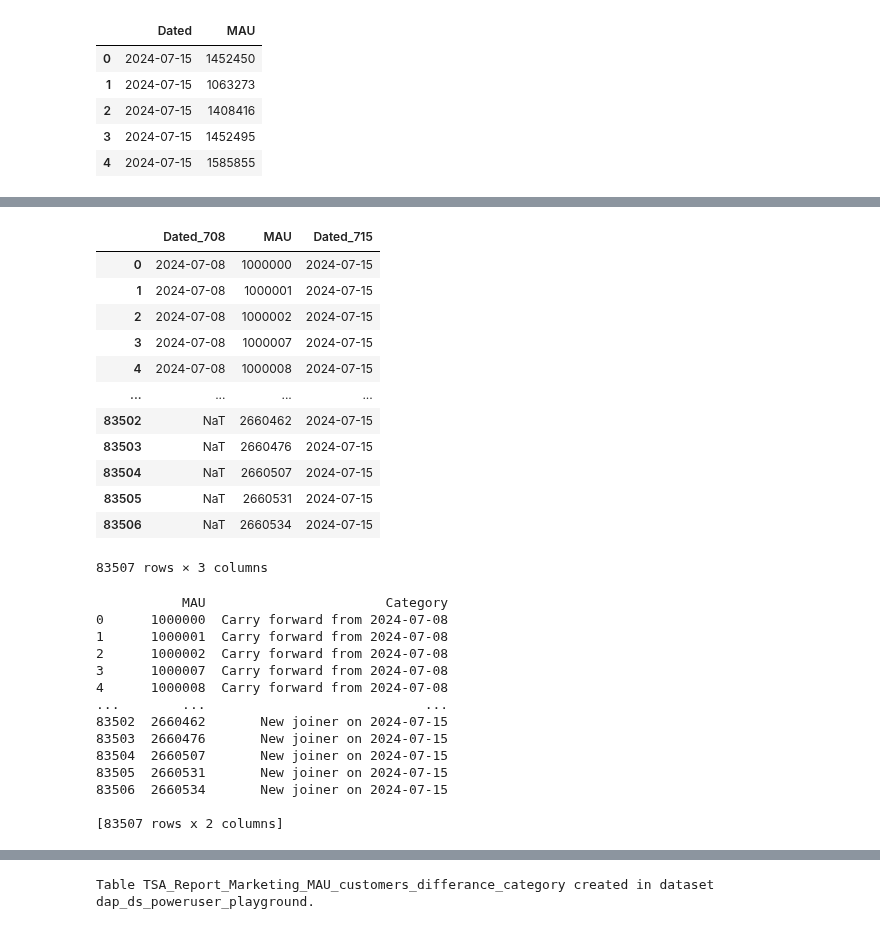
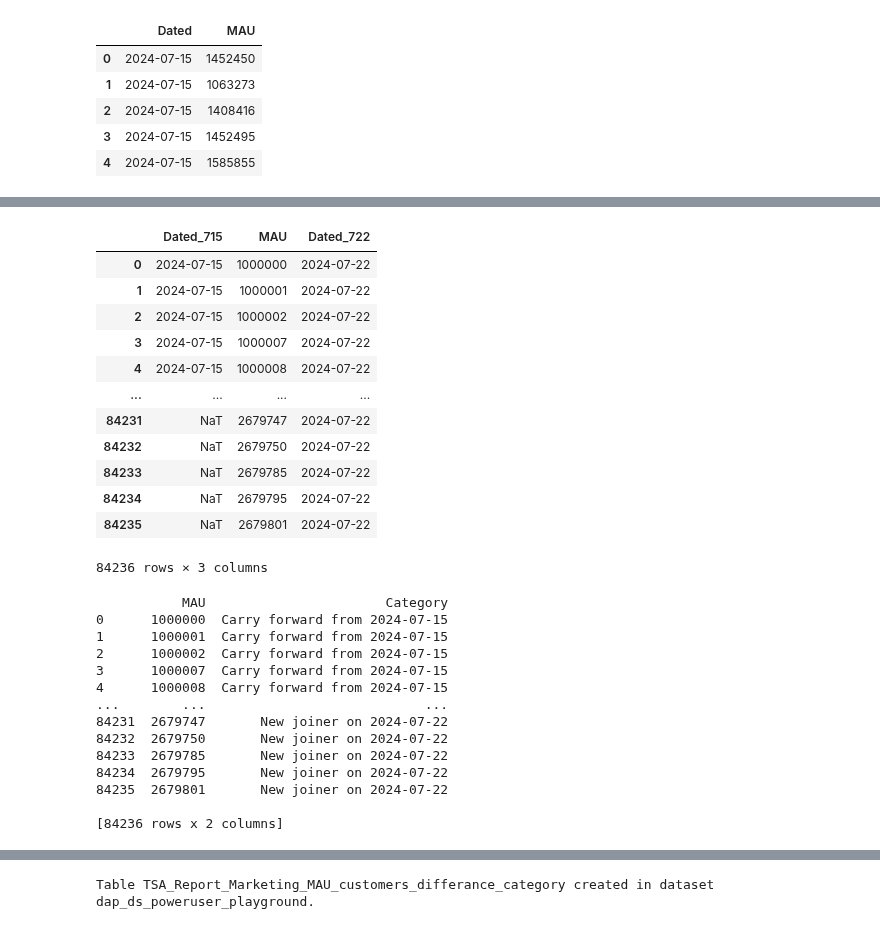
Before and after one commit to dchakroborti-tonik/MAU_MMAU_REPORT, a Jupyter notebook: TSA_REPORT_TEMPLATE_v2.ipynb, the cells around one changed output, grey strips where cells are left out. Drawn from its saved outputs; the diff is of its cells as text; code cells hidden in the pictures.

Commit message:
Updated Week Starting 22nd July 2024

```diff
--- a/TSA_REPORT_TEMPLATE_v2.ipynb
+++ b/TSA_REPORT_TEMPLATE_v2.ipynb
@@ -35,8 +35,8 @@ def get_week_start_dates(start_date, end_date):
         current_date += relativedelta(weeks=1)
     return week_start_dates
 
-start_date = datetime.date(2024, 7, 15)
-end_date = datetime.date(2024, 7, 21)
+start_date = datetime.date(2024, 7, 22)
+end_date = datetime.date(2024, 7, 28)
 
 week_start_dates = get_week_start_dates(start_date, end_date)
 print(week_start_dates)
@@ -730,4 +730,4 @@ Length: 5, dtype: datetime64[ns]
 # %%
 # Separate data into two dataframes based on date
-df_708 = df[df['Dated'] == '2024-07-08'].reset_index(drop=True)
 df_715 = df[df['Dated'] == '2024-07-15'].reset_index(drop=True)
+df_722 = df[df['Dated'] == '2024-07-22'].reset_index(drop=True)
@@ -752,30 +752,30 @@ df_715.head()
 # %%
 # Merge to find customers present on both dates
-merged = pd.merge(df_708, df_715, on='MAU', suffixes=('_708', '_715'), how='outer')
+merged = pd.merge(df_715, df_722, on='MAU', suffixes=('_715', '_722'), how='outer')
 merged
 # %% [output]
-|  | Dated_708 | MAU | Dated_715 |
-| 0 | 2024-07-08 | 1000000 | 2024-07-15 |
-| 1 | 2024-07-08 | 1000001 | 2024-07-15 |
-| 2 | 2024-07-08 | 1000002 | 2024-07-15 |
-| 3 | 2024-07-08 | 1000007 | 2024-07-15 |
-| 4 | 2024-07-08 | 1000008 | 2024-07-15 |
+|  | Dated_715 | MAU | Dated_722 |
+| 0 | 2024-07-15 | 1000000 | 2024-07-22 |
+| 1 | 2024-07-15 | 1000001 | 2024-07-22 |
+| 2 | 2024-07-15 | 1000002 | 2024-07-22 |
+| 3 | 2024-07-15 | 1000007 | 2024-07-22 |
+| 4 | 2024-07-15 | 1000008 | 2024-07-22 |
 | ... | ... | ... | ... |
-| 83502 | NaT | 2660462 | 2024-07-15 |
-| 83503 | NaT | 2660476 | 2024-07-15 |
-| 83504 | NaT | 2660507 | 2024-07-15 |
-| 83505 | NaT | 2660531 | 2024-07-15 |
-| 83506 | NaT | 2660534 | 2024-07-15 |
+| 84231 | NaT | 2679747 | 2024-07-22 |
+| 84232 | NaT | 2679750 | 2024-07-22 |
+| 84233 | NaT | 2679785 | 2024-07-22 |
+| 84234 | NaT | 2679795 | 2024-07-22 |
+| 84235 | NaT | 2679801 | 2024-07-22 |
-83507 rows × 3 columns
+84236 rows × 3 columns
 # %%
 # Function to categorize customer presence
 def categorize_presence(row):
-    if pd.isna(row['Dated_715']):
-        return 'Not available on 2024-07-15'
-    elif pd.isna(row['Dated_708']):
-        return 'New joiner on 2024-07-15'
+    if pd.isna(row['Dated_722']):
+        return 'Not available on 2024-07-22'
+    elif pd.isna(row['Dated_715']):
+        return 'New joiner on 2024-07-22'
     else:
-        return 'Carry forward from 2024-07-08'
+        return 'Carry forward from 2024-07-15'
 
 # Apply function to create category column
 merged['Category'] = merged.apply(categorize_presence, axis=1)
@@ -784,17 +784,17 @@ merged['Category'] = merged.apply(categorize_presence, axis=1)
 print(merged[['MAU', 'Category']])
 # %% [output]
            MAU                       Category
-0      1000000  Carry forward from 2024-07-08
-1      1000001  Carry forward from 2024-07-08
-2      1000002  Carry forward from 2024-07-08
-3      1000007  Carry forward from 2024-07-08
-4      1000008  Carry forward from 2024-07-08
+0      1000000  Carry forward from 2024-07-15
+1      1000001  Carry forward from 2024-07-15
+2      1000002  Carry forward from 2024-07-15
+3      1000007  Carry forward from 2024-07-15
+4      1000008  Carry forward from 2024-07-15
 ...        ...                            ...
-83502  2660462       New joiner on 2024-07-15
-83503  2660476       New joiner on 2024-07-15
-83504  2660507       New joiner on 2024-07-15
-83505  2660531       New joiner on 2024-07-15
-83506  2660534       New joiner on 2024-07-15
+84231  2679747       New joiner on 2024-07-22
+84232  2679750       New joiner on 2024-07-22
+84233  2679785       New joiner on 2024-07-22
+84234  2679795       New joiner on 2024-07-22
+84235  2679801       New joiner on 2024-07-22
 
-[83507 rows x 2 columns]
+[84236 rows x 2 columns]
 # %%
```
Also changed, not shown: parts of 26 cells of this notebook.
